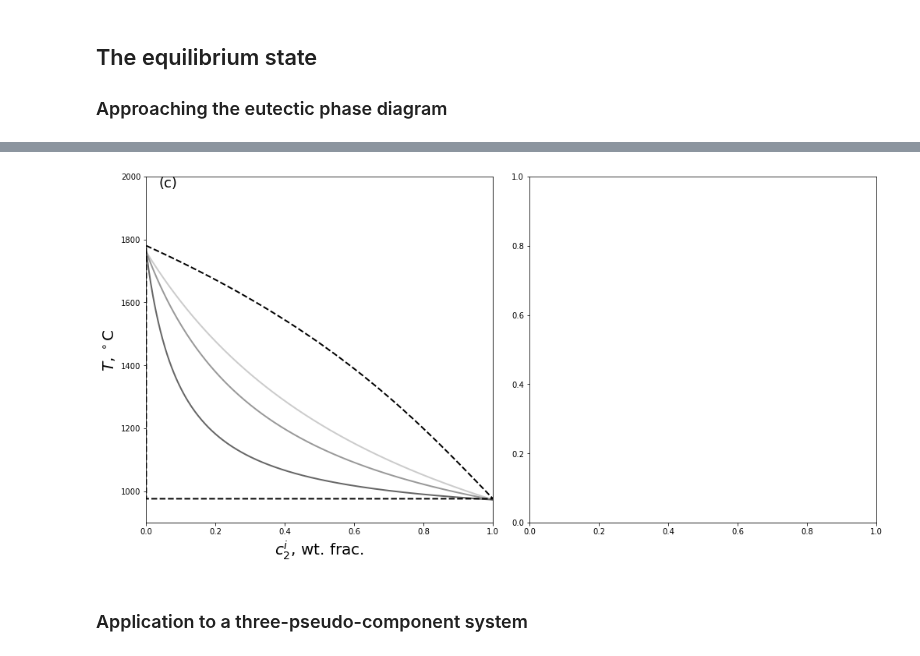
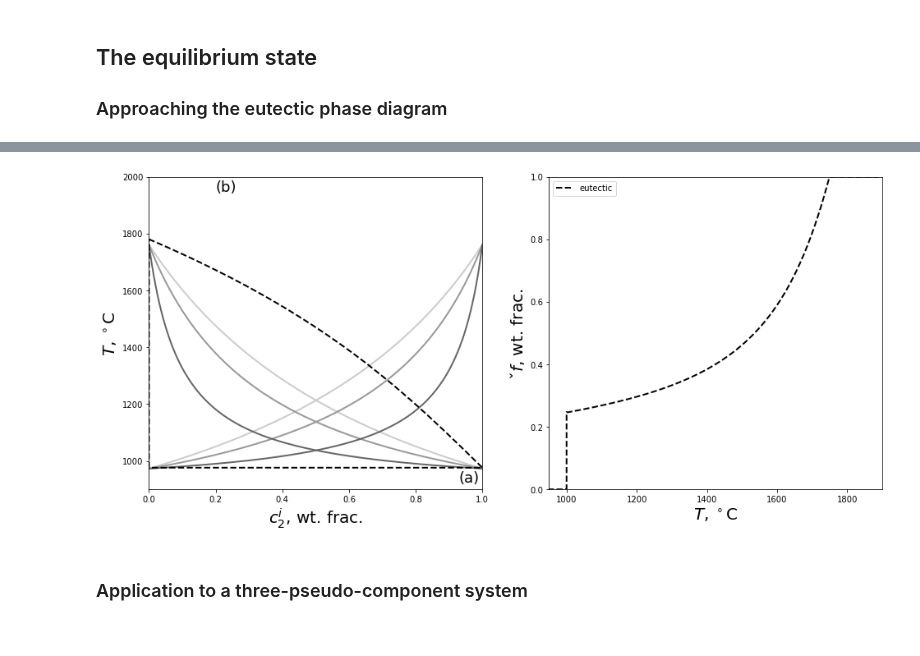
Before and after one commit to FoaLab/partially-molten-rock-PUP, a Jupyter notebook: content/ch10.ipynb, the cells around one changed output, grey strips where cells are left out. Saved outputs shown, nothing was run; the diff lists cells and outputs as text; code cells hidden in the pictures.

Commit message:
Figures 12.1 and 12.2 are implemented, but the results are wrong due to the lack of some parameters

```diff
--- a/content/ch10.ipynb
+++ b/content/ch10.ipynb
@@ -360,37 +419,67 @@ plt.show()
 # %%
-fig, ax = plt.subplots(ncols=2, nrows=1, constrained_layout=True)
-fig.set_size_inches(14.0, 7.0)
-
 r_dmc_calib = R_DMC_Calibration()
 
 r2 = np.asarray([70, 50, 30, 10])
 cI = len(r2) + 1
 cp = 1200
 sf = 0.3
 H = np.linspace(-r_dmc_calib.L[0], r_dmc_calib.L[0] + cp * (r_dmc_calib.T0[0] - r_dmc_calib.T0[1]), 1000)
 
-var = VAR(r_dmc_calib.np, r_dmc_calib.nc, r_dmc_calib.Pref, r_dmc_calib.Tref)
+fig, ax = plt.subplots(nrows=1, ncols=2)
+fig.set_size_inches(16.0, 7.0)
+
+var = VAR()
+var.C = np.zeros((r_dmc_calib.np, r_dmc_calib.nc))
+var.C[:, 1] = np.linspace(0, 1, r_dmc_calib.np)
+var.C[:, 0] = 1.0 - var.C[:, 1]
+var.P = np.ones(r_dmc_calib.np) * r_dmc_calib.Pref
+var.T = np.ones(r_dmc_calib.np) * r_dmc_calib.Tref
+var.f = np.zeros(r_dmc_calib.np)
 
 for i, r2i in enumerate(r2):
     r_dmc_calib.r[1] = r2i
     Tsol, Tliq = R_DMC_Equilibrium(var, r_dmc_calib, 'T')
-    # plt.plot(var.C[:, 0], Tsol, '-', linewidth=2, color=[1-i/cI, 1-i/cI, 1-i/cI])
+    ax[0].plot(var.C[:, 0], Tsol, '-', linewidth=2, color=[1-i/cI, 1-i/cI, 1-i/cI])
     ax[0].plot(var.C[:, 1], Tliq, '-', linewidth=2, color=[1-i/cI, 1-i/cI, 1-i/cI])
 
 T = np.linspace(r_dmc_calib.T0[0], r_dmc_calib.T0[1])
 X = (T - r_dmc_calib.T0[1]) / (r_dmc_calib.T0[0] - r_dmc_calib.T0[1])
 C_ = 1 - ((1 - sf) * X + sf * X ** 3)
 
 ax[0].plot(np.hstack([C_, 0.0, 0.0]), np.hstack([T, r_dmc_calib.T0[1], r_dmc_calib.T0[0]]), '--k', linewidth=2)
 ax[0].set_ylabel(r'$T$, $^\circ$C', fontsize=20)
 ax[0].set_ylim(900, 2000)
 ax[0].set_xlim(0.0, 1.0)
 ax[0].set_xlabel(r'${c}^i_2$, wt. frac.', fontsize=20)
-ax[0].text(0.09, 1999.99, r'(c)', fontsize=18, verticalalignment='top', horizontalalignment='right')
+ax[0].text(0.99, 965.0, r'(a)', fontsize=18, verticalalignment='top', horizontalalignment='right')
 
+del var, T, X, C_
+
+var = VAR()
+var.T = r_dmc_calib.T_degC
+var.P = r_dmc_calib.Pref * np.ones(r_dmc_calib.np)
+var.f = np.zeros(r_dmc_calib.np)
+var.C = np.tile(r_dmc_calib.Cref, (r_dmc_calib.np, 1))
+"""
+for i, r2i in enumerate(r2):
+    r_dmc_calib.r[1] = r2i
+    f, _ = R_DMC_Equilibrium(var, r_dmc_calib, 'E')
+    ax[1].plot(var.T, f, '-', linewidth=2, color=[1-i/cI, 1-i/cI, 1-i/cI], label=r'$R_2^*='+str(r2i)+'$ J/kg/K')
+"""
+
+H = np.linspace(-r_dmc_calib.L[0], r_dmc_calib.L[0] + cp * (r_dmc_calib.T0[0]-r_dmc_calib.T0[1]), 1000)
+TE, FE = meltFractionEutectic(H, r_dmc_calib.Cref, 2000, 1000, 500e3, cp, r_dmc_calib, sf)
+ax[1].plot(TE, FE, '--k', linewidth=2, label='eutectic')
+ax[1].set_xlim(950, 1900)
+ax[1].set_ylim(0, 1)
+ax[1].set_xlabel(r'$T$, $^\circ$C', fontsize=20)
+ax[1].set_ylabel(r'$\check{f}$, wt. frac.', fontsize=20)
+ax[1].text(0.01, 0.99, r'(b)', fontsize=18, verticalalignment='top', horizontalalignment='left')
+
+plt.legend()
 plt.show()
 # %% [output]
-[figure, old version]
+[figure, new version]
 # %% [markdown]
 ### Application to a three-pseudo-component system
 # %% [markdown]
```
Also changed, not shown: parts of 4 cells of this notebook.
